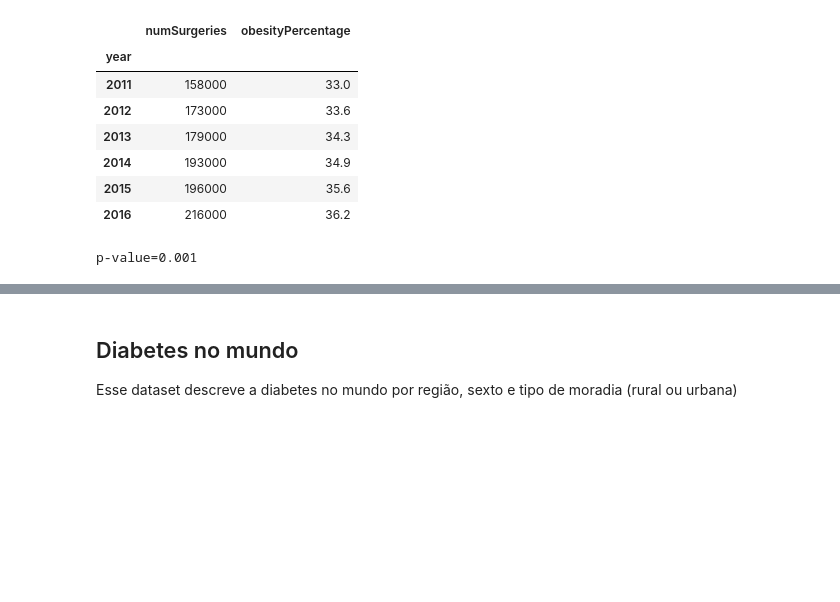
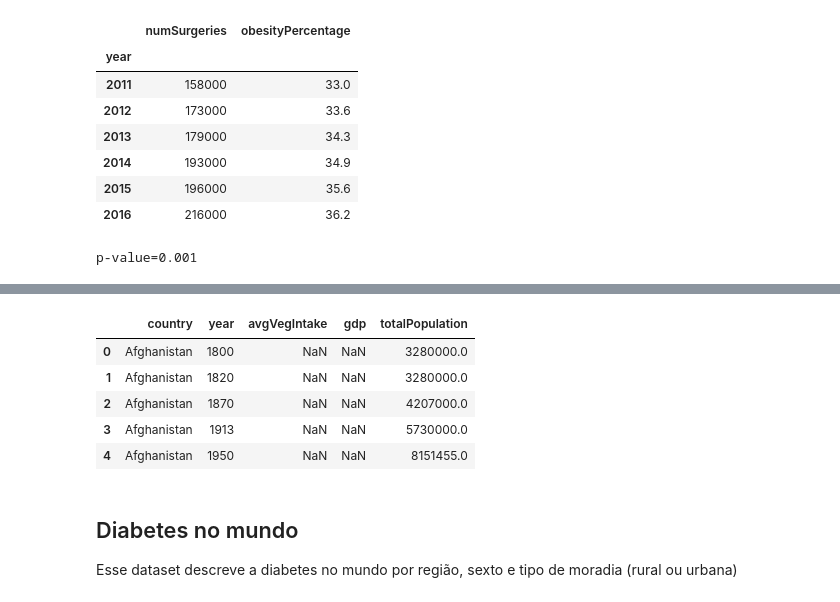
Before and after one commit to if1015-datascience-ufpe/2018-2-projeto-follow-up, a Jupyter notebook: src/Follow UP.ipynb, the cells around one changed output, grey strips where cells are left out. Saved outputs shown, nothing was run; the diff lists cells and outputs as text; code cells hidden in the pictures; blank space fills up the shorter version.

Commit message:
Adds vegetables consumption dataset

```diff
--- a/src/Follow UP.ipynb
+++ b/src/Follow UP.ipynb
@@ -255,3 +258,15 @@ p-value=0.001
+# %%
+recomendedVegetbleConsumptionPerCountry = pd.read_csv('./data/average-per-capita-vegetable-intake-vs-minimum-recommended-guidelines.csv')
+recomendedVegetbleConsumptionPerCountry = recomendedVegetbleConsumptionPerCountry.drop('Code', axis=1)
+recomendedVegetbleConsumptionPerCountry = recomendedVegetbleConsumptionPerCountry.rename(columns={'Entity': 'country', 'Year': 'year', 'Average per capita vegetable intake (grams per day)': 'avgVegIntake', 'GDP per capita, PPP (constant 2011 international $) (constant 2011 international $)': 'gdp', 'Total population (Gapminder)': 'totalPopulation'})
+recomendedVegetbleConsumptionPerCountry.head()
+# %% [output]
+|  | country | year | avgVegIntake | gdp | totalPopulation |
+| 0 | Afghanistan | 1800 | NaN | NaN | 3280000.0 |
+| 1 | Afghanistan | 1820 | NaN | NaN | 3280000.0 |
+| 2 | Afghanistan | 1870 | NaN | NaN | 4207000.0 |
+| 3 | Afghanistan | 1913 | NaN | NaN | 5730000.0 |
+| 4 | Afghanistan | 1950 | NaN | NaN | 8151455.0 |
 # %% [markdown]
 ## Diabetes no mundo
 Esse dataset descreve a diabetes no mundo por região, sexto e tipo de moradia (rural ou urbana)
```
Also changed, not shown: parts of 1 cell of this notebook, 1 other file.
